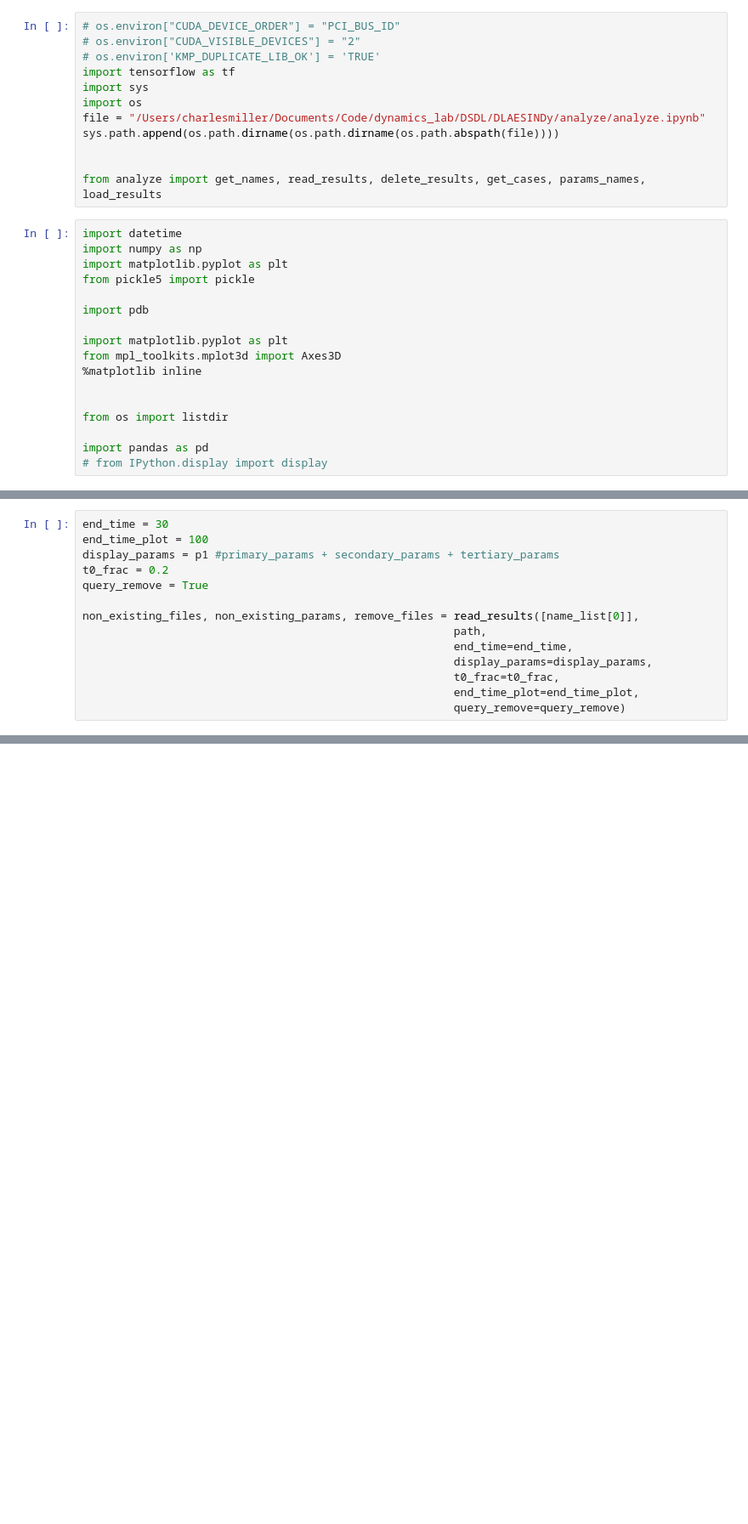
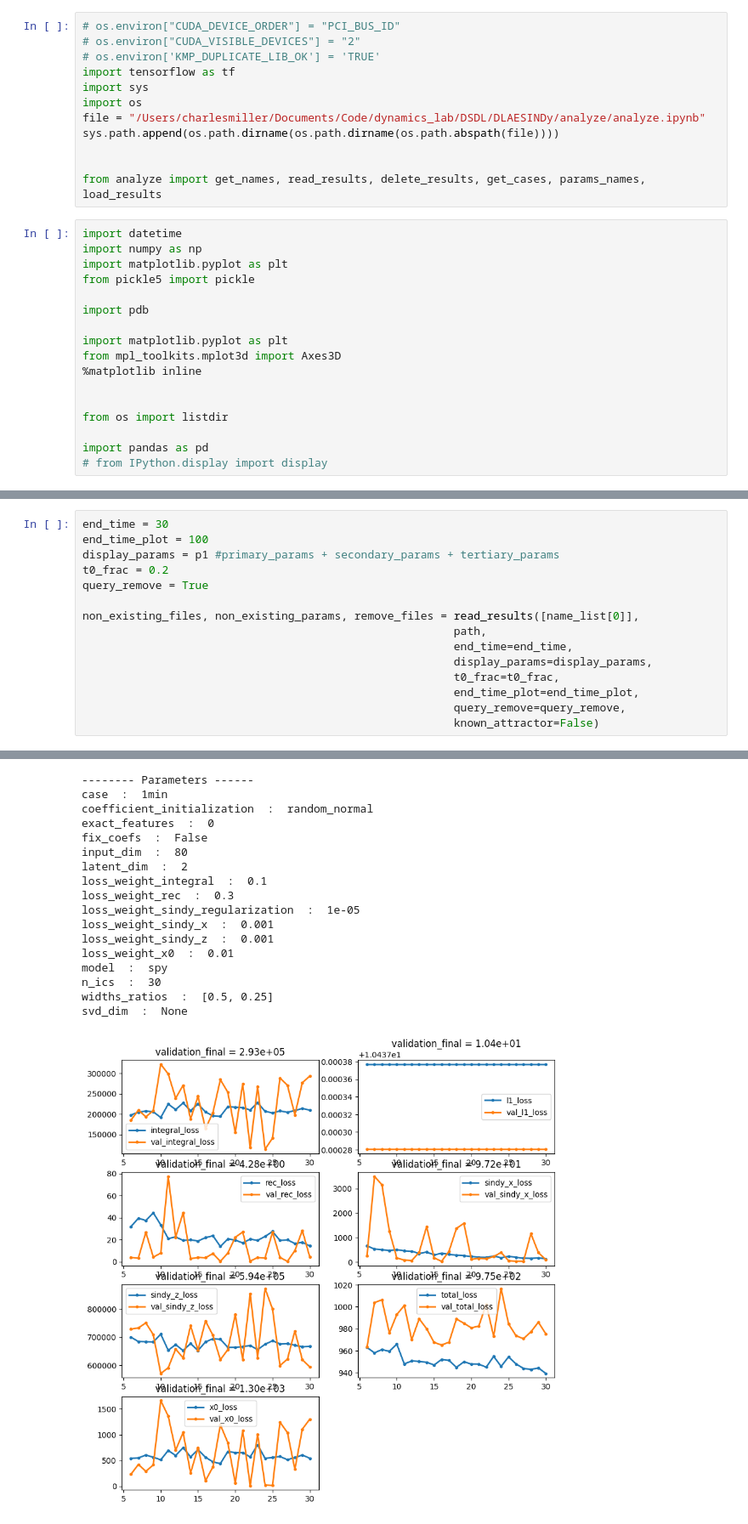
Before and after one commit to cmill3/dynamics_lab, a Jupyter notebook: DSDL/DLAESINDy/testcases/analyze/analyze.ipynb, the cells around one changed output, grey strips where cells are left out. Shown at 85% size. Cells and saved outputs as stored; diff of their text form; blank space fills up the shorter version.

Commit message:
sindy

```diff
--- a/DSDL/DLAESINDy/testcases/analyze/analyze.ipynb
+++ b/DSDL/DLAESINDy/testcases/analyze/analyze.ipynb
@@ -53,5 +75,6 @@ non_existing_files, non_existing_params, remove_files = read_results([name_list[
                                                         display_params=display_params,
                                                         t0_frac=t0_frac,
                                                         end_time_plot=end_time_plot,
-                                                        query_remove=query_remove)
+                                                        query_remove=query_remove,
+                                                        known_attractor=False)
 # %% [output]
@@ -65,0 +111,18 @@ got results...
+-------- Parameters ------
+case  :  1min
+coefficient_initialization  :  random_normal
+exact_features  :  0
+fix_coefs  :  False
+input_dim  :  80
+latent_dim  :  2
+loss_weight_integral  :  0.1
+loss_weight_rec  :  0.3
+loss_weight_sindy_regularization  :  1e-05
+loss_weight_sindy_x  :  0.001
+loss_weight_sindy_z  :  0.001
+loss_weight_x0  :  0.01
+model  :  spy
+n_ics  :  30
+widths_ratios  :  [0.5, 0.25]
+svd_dim  :  None
+[figure, added]
```
Also changed, not shown: parts of 4 cells of this notebook, 7 other files.
